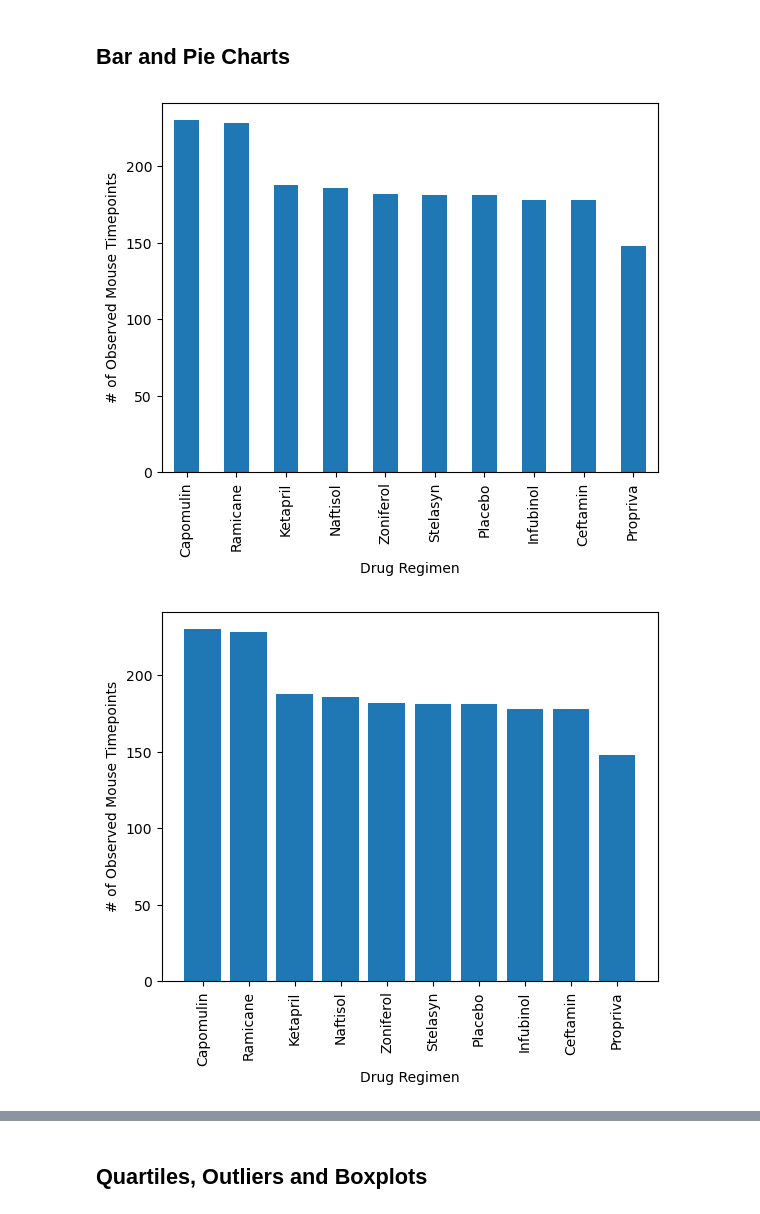
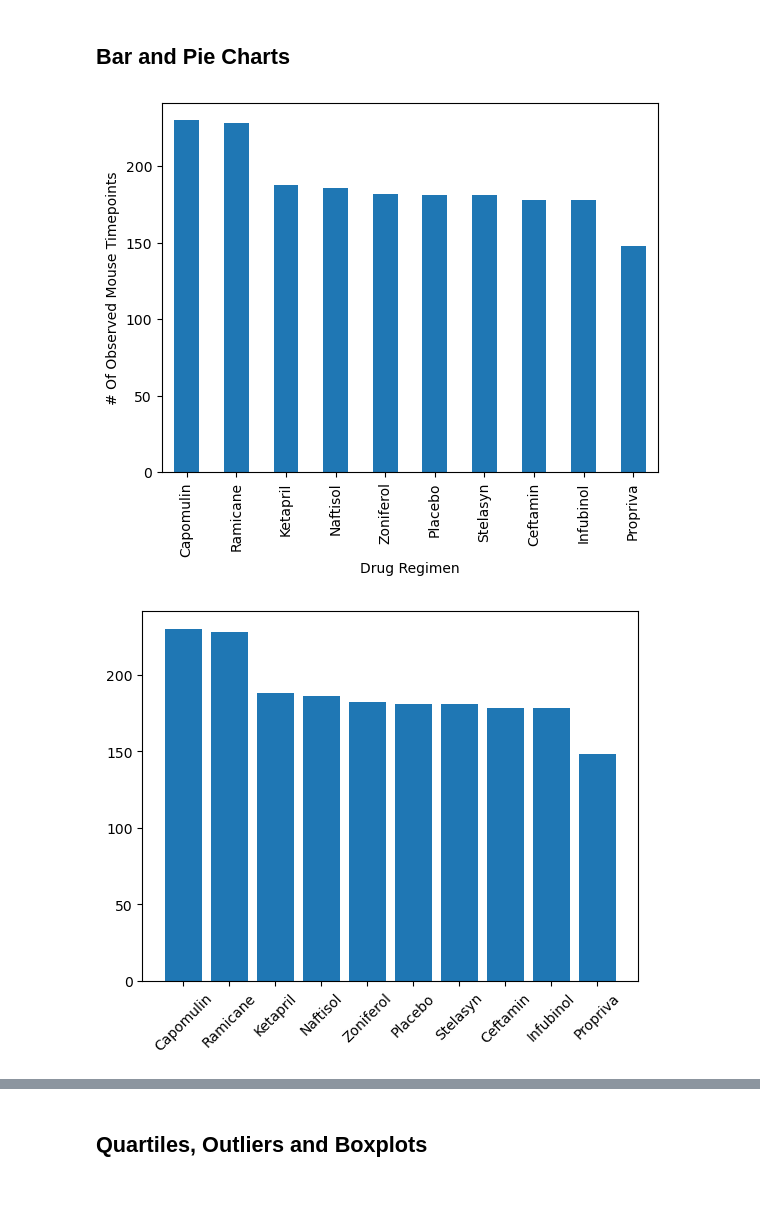
Before and after one commit to acwalker5875/DataVisualization-Challenge, a Jupyter notebook: Pymaceuticals/pymaceuticals_solution.ipynb, the cells around one changed output, grey strips where cells are left out. Cells and saved outputs as stored; diff of their text form; code cells hidden in the pictures.

```diff
--- a/Pymaceuticals/pymaceuticals_solution.ipynb
+++ b/Pymaceuticals/pymaceuticals_solution.ipynb
@@ -134,12 +149,15 @@ number_mice = len(clean_df)
 ## Bar and Pie Charts
 # %%
 # Generate a bar plot showing the total number of rows (Mouse ID/Timepoints) for each drug regimen using Pandas.
-df.plot(kind=bar, x_label="Drug Regimen", y_label="# of Observed Mouse Timepoints", color="blue", )
+df['Drug Regimen'].count().sort_values(ascending=False).plot.bar(ylabel='# Of Observed Mouse Timepoints');
 # %% [output]
-[figure, old version]
+[figure, new version]
 # %%
 # Generate a bar plot showing the total number of rows (Mouse ID/Timepoints) for each drug regimen using pyplot.
+df2  = df.Timepoint.count().sort_values(ascending=False)
+plt.bar(df2.keys(),df2)
+plt.xticks(rotation=45);
 # %% [output]
-[figure, old version]
+[figure, new version]
 # %%
 # Generate a pie plot showing the distribution of female versus male mice using Pandas
```
Also changed, not shown: parts of 13 cells of this notebook.
